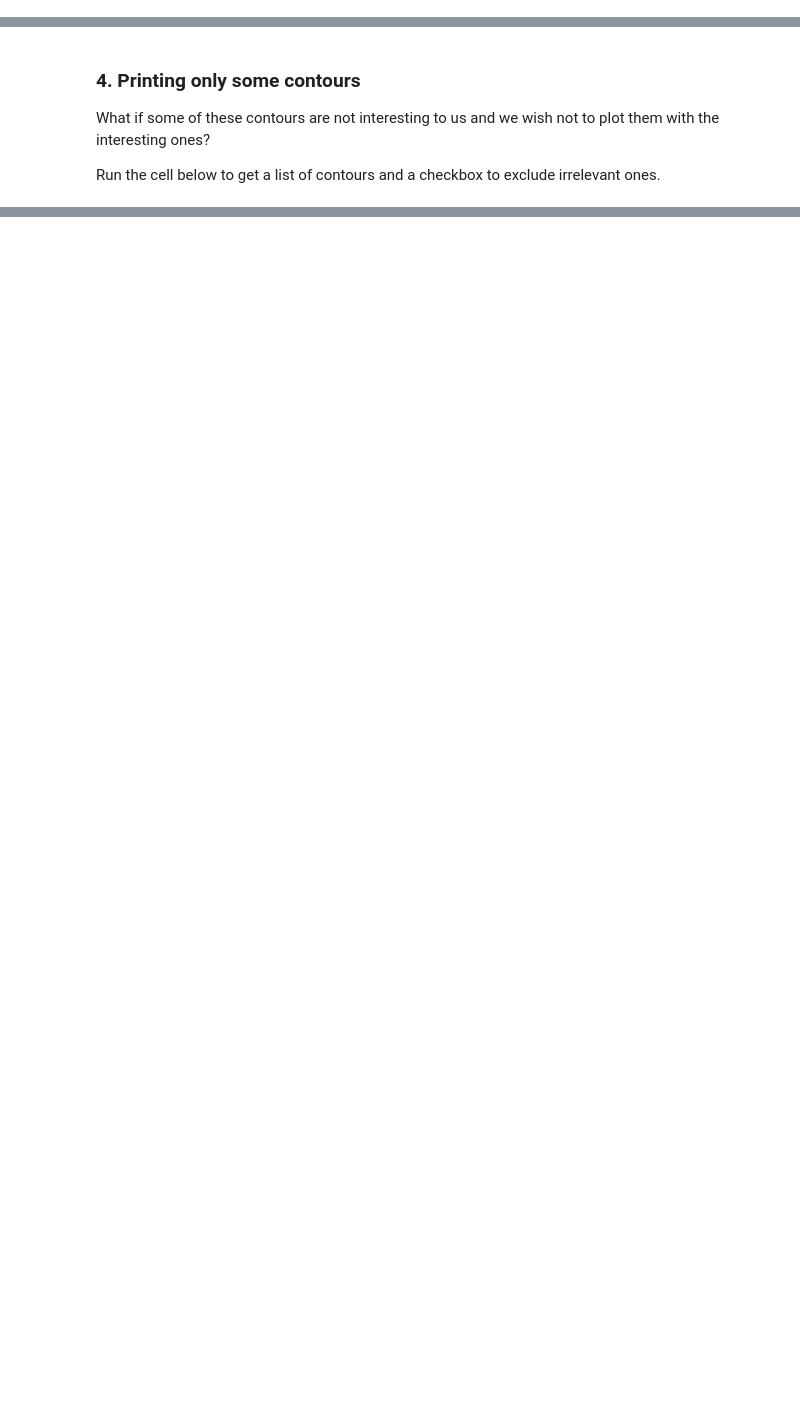
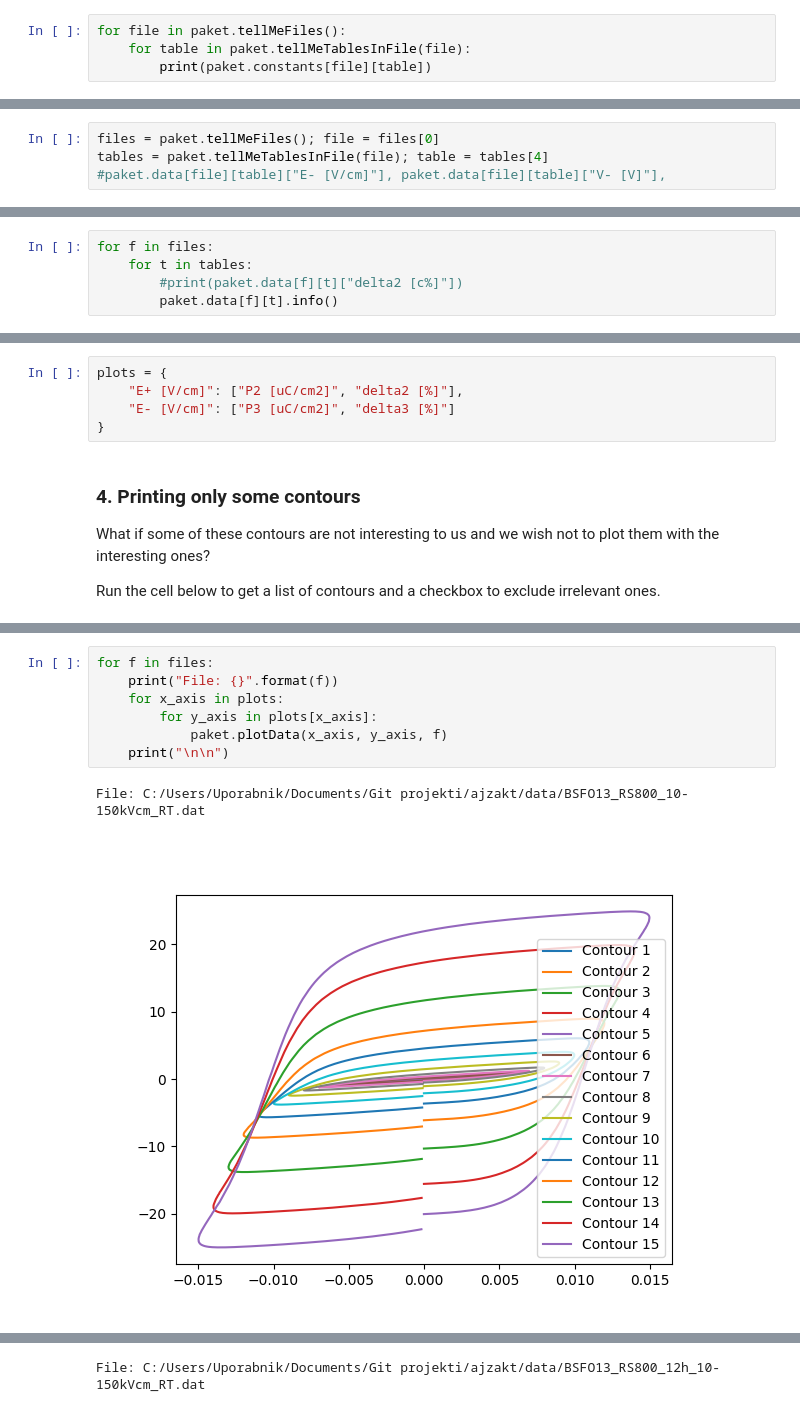
Before and after one commit to lcubrilo/Brillo, a Jupyter notebook: beta3Ver/OpenHere3.ipynb, the cells around one changed output, grey strips where cells are left out. Saved outputs shown, nothing was run; the diff lists cells and outputs as text; blank space fills up the shorter version.

```diff
--- a/beta3Ver/OpenHere3.ipynb
+++ b/beta3Ver/OpenHere3.ipynb
@@ -193,0 +201,4 @@ If any errors happen, you can Google them to get an explanation (probably on the
+# %%
+for file in paket.tellMeFiles():
+    for table in paket.tellMeTablesInFile(file):
+        print(paket.constants[file][table])
@@ -193,0 +242,4 @@ If any errors happen, you can Google them to get an explanation (probably on the
+# %%
+files = paket.tellMeFiles(); file = files[0]
+tables = paket.tellMeTablesInFile(file); table = tables[4]
+#paket.data[file][table]["E- [V/cm]"], paket.data[file][table]["V- [V]"],
@@ -193,0 +288,5 @@ If any errors happen, you can Google them to get an explanation (probably on the
+# %%
+for f in files:
+    for t in tables:
+        #print(paket.data[f][t]["delta2 [c%]"])
+        paket.data[f][t].info()
@@ -218,3 +333,8 @@ plots
+# %%
+plots = {
+    "E+ [V/cm]": ["P2 [uC/cm2]", "delta2 [%]"],
+    "E- [V/cm]": ["P3 [uC/cm2]", "delta3 [%]"]
+}
 # %% [markdown]
 ### 4. Printing only some contours
 
@@ -271 +384,11 @@ checkedBoxes
  'C:/Users/Uporabnik/Documents/Git projekti/ajzakt/data/BSFO13_RS820_10-150kVcm_RT.dat': True}
+# %%
+for f in files:
+    print("File: {}".format(f))
+    for x_axis in plots:
+        for y_axis in plots[x_axis]:
+            paket.plotData(x_axis, y_axis, f)
+    print("\n\n")
+# %% [output]
+File: C:/Users/Uporabnik/Documents/Git projekti/ajzakt/data/BSFO13_RS800_10-150kVcm_RT.dat
+[figure, added]
@@ -271,0 +398 @@ checkedBoxes
+File: C:/Users/Uporabnik/Documents/Git projekti/ajzakt/data/BSFO13_RS800_12h_10-150kVcm_RT.dat
```
Also changed, not shown: parts of 19 cells of this notebook, 4 other files.
